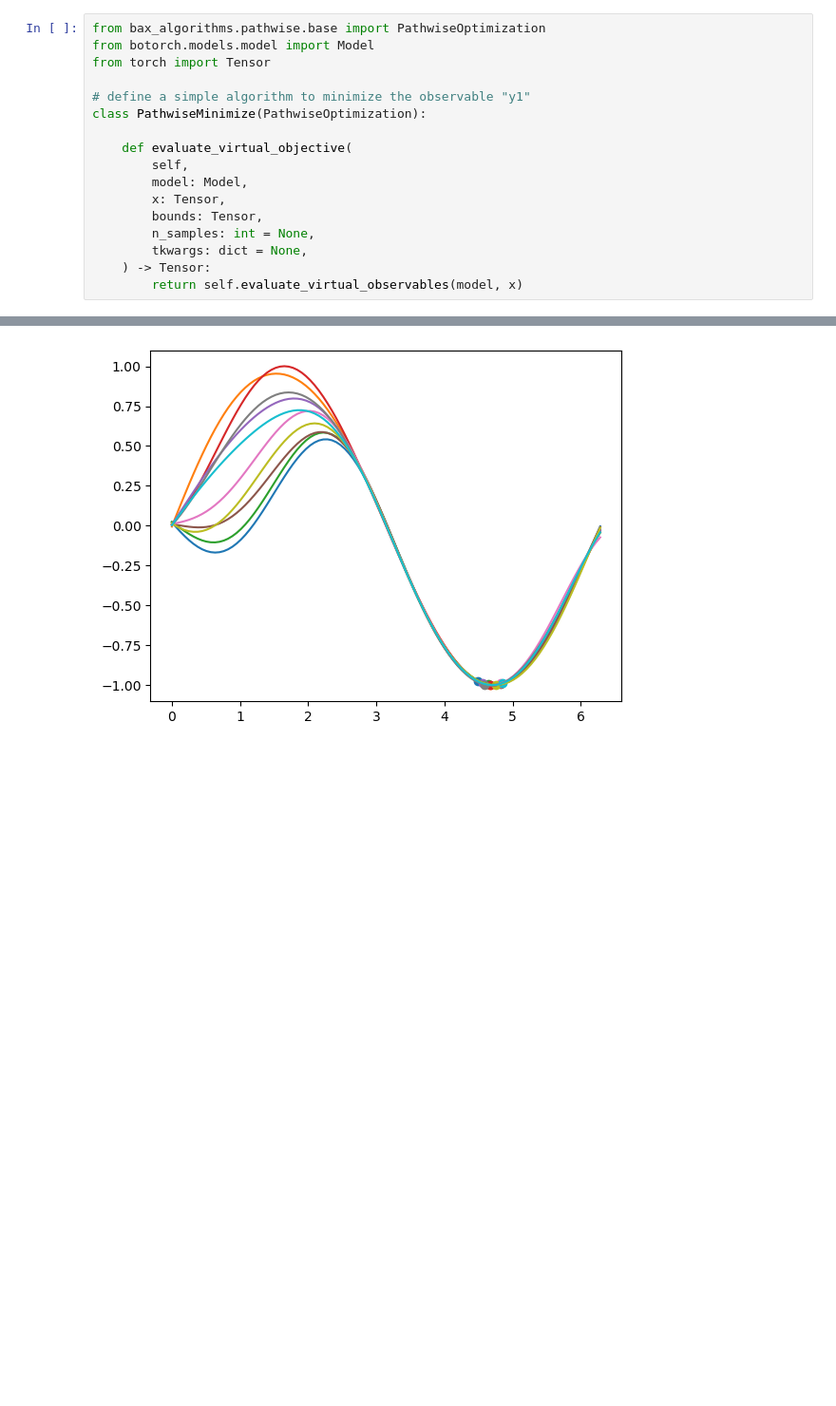
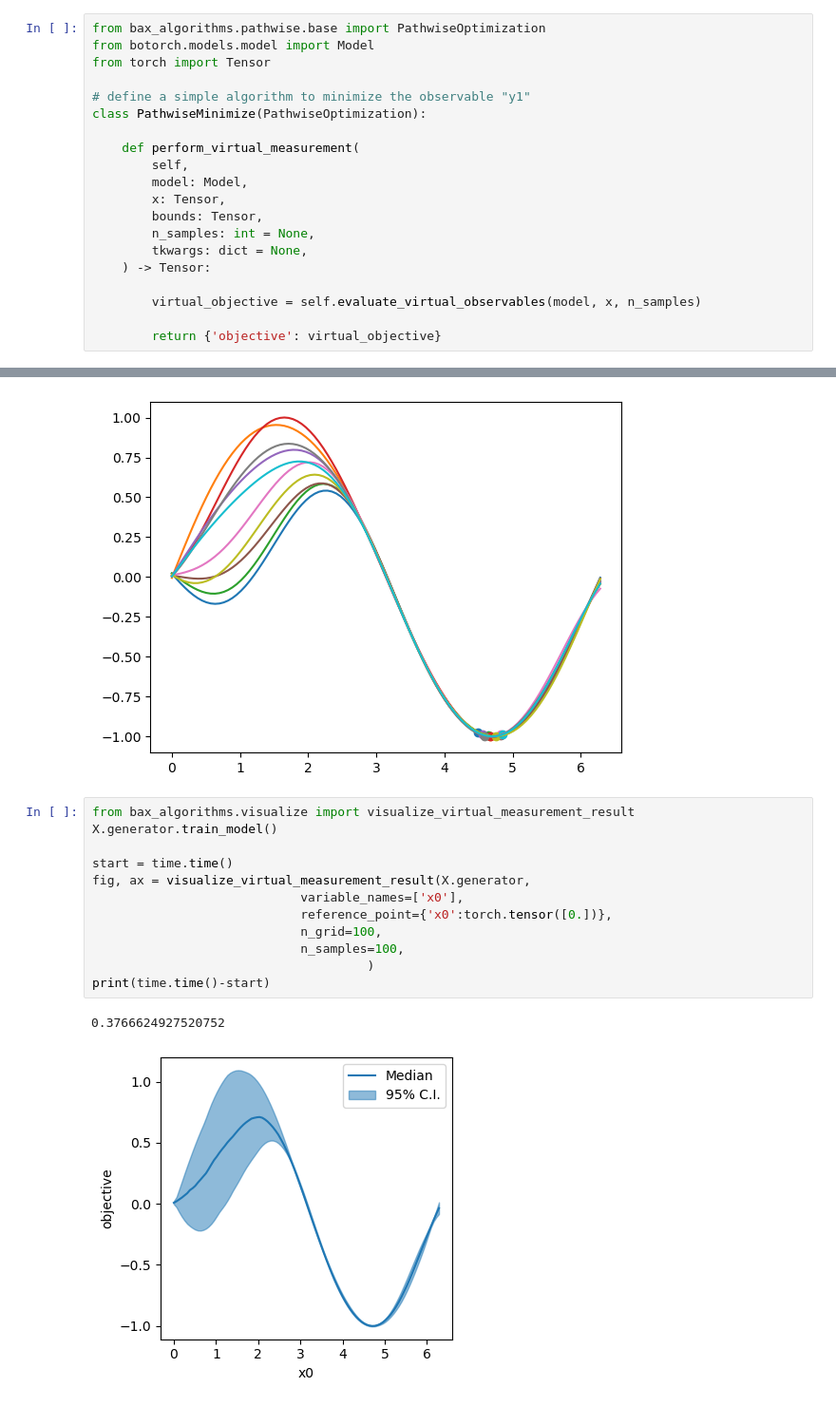
Before and after one commit to xopt-org/bax_algorithms, a Jupyter notebook: examples/pathwise_tutorial.ipynb, the cells around one changed output, grey strips where cells are left out. Shown at 95% size. Saved outputs shown, nothing was run; the diff lists cells and outputs as text; blank space fills up the shorter version.

```diff
--- a/examples/pathwise_tutorial.ipynb
+++ b/examples/pathwise_tutorial.ipynb
@@ -44,7 +44,7 @@ from torch import Tensor
 # define a simple algorithm to minimize the observable "y1"
 class PathwiseMinimize(PathwiseOptimization):
 
-    def evaluate_virtual_objective(
+    def perform_virtual_measurement(
         self,
         model: Model,
         x: Tensor,
@@ -52,7 +52,10 @@ class PathwiseMinimize(PathwiseOptimization):
         n_samples: int = None,
         tkwargs: dict = None,
     ) -> Tensor:
-        return self.evaluate_virtual_observables(model, x)
+
+        virtual_objective = self.evaluate_virtual_observables(model, x, n_samples)
+
+        return {'objective': virtual_objective}
 # %%
 # Prepare BAX algorithm and generator options
 from bax_algorithms.pathwise.optimize import DifferentialEvolution
@@ -121,4 +124,19 @@ for i in range(y.shape[0]):
     plt.scatter(X.generator.algorithm.results['best_inputs'][i].flatten(), X.generator.algorithm.results['best_objective'][i].detach().flatten())
 # %% [output]
 [figure]
+# %%
+from bax_algorithms.visualize import visualize_virtual_measurement_result
+X.generator.train_model()
+
+start = time.time()
+fig, ax = visualize_virtual_measurement_result(X.generator,
+                            variable_names=['x0'],
+                            reference_point={'x0':torch.tensor([0.])},
+                            n_grid=100,
+                            n_samples=100,
+                                     )
+print(time.time()-start)
+# %% [output]
+0.3766624927520752
+[figure, added]
 # %%
```
Also changed, not shown: parts of 3 cells of this notebook, 5 other files.
